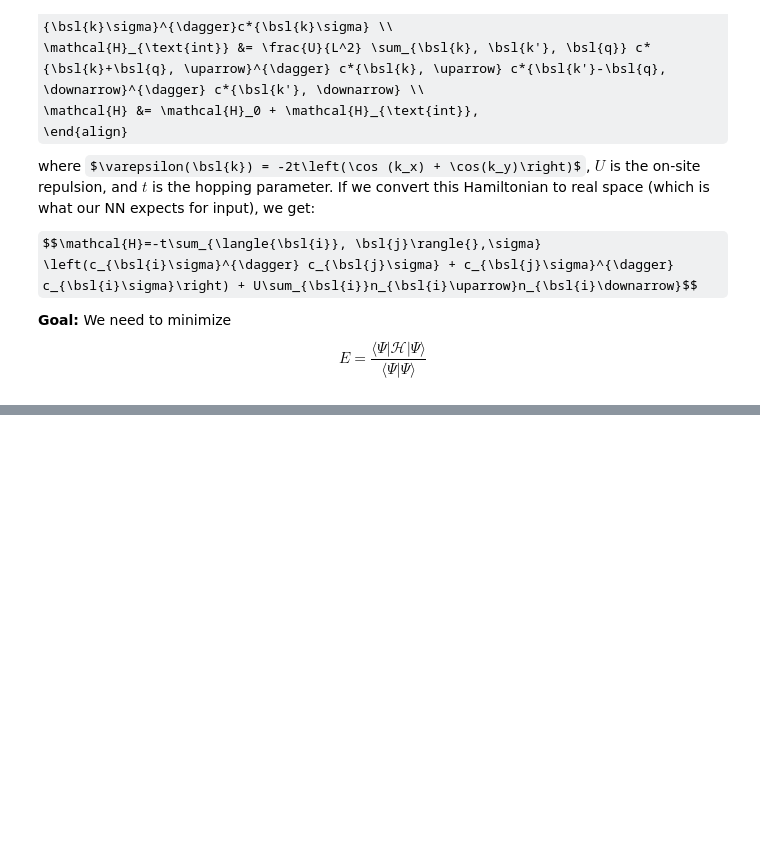
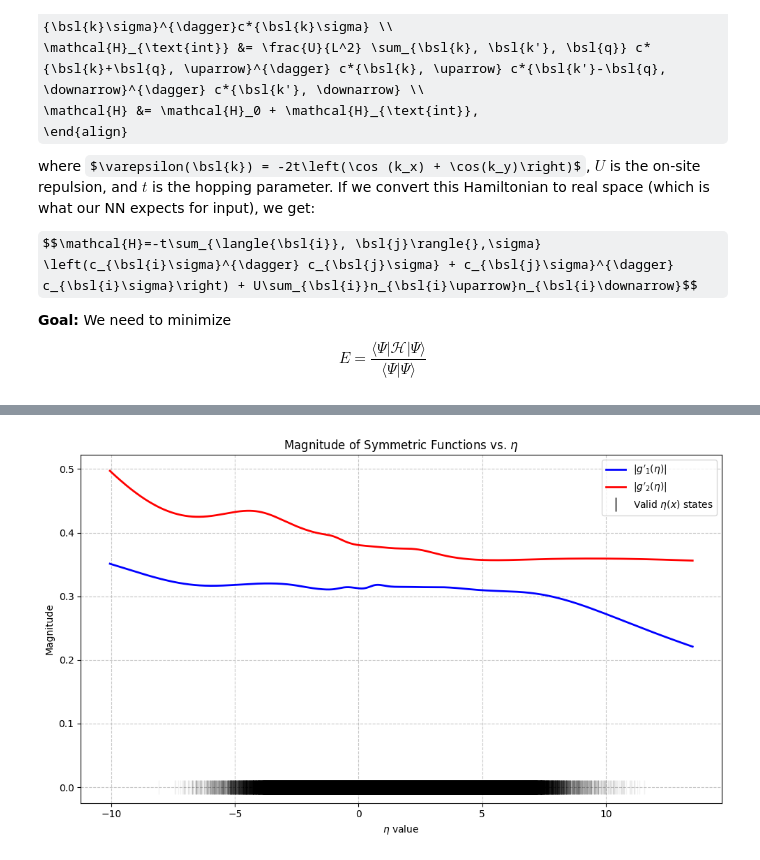
Before and after one commit to brandoncovert/NN_Discrete, a Jupyter notebook: VMC.ipynb, the cells around one changed output, grey strips where cells are left out. Cells and saved outputs as stored; diff of their text form; code cells hidden in the pictures; some formulas as TeX source; blank space fills up the shorter version.

```diff
--- a/VMC.ipynb
+++ b/VMC.ipynb
@@ -351,0 +450,88 @@ print(f"Spin 1 (Up)   - Mean: {mean_spin_1:.6f}, Std: {std_spin_1:.6f}")
+# %%
+# 1. Re-inject the optimized parameters into your NNX model
+# Use vstate.parameters to skip the top-level 'params' wrapper
+nnx.update(model, vstate.parameters)
+
+# Extract the flat w_s array directly from the module now that it's updated
+# (or you can just pull it from vstate.parameters['w_s'] directly)
+w_s_flat = model.w_s.value
+
+
+# 2. Define the transformation to calculate eta from occupation numbers
+@jax.jit
+def calculate_eta_batch(occ_num, w_s):
+    # Extract indices of the n particles (replicating your __call__ logic)
+    _, nonzero_indices = jax.lax.top_k(occ_num, k=n, axis=-1)
+    y_indices = nonzero_indices % L
+    temp = nonzero_indices // L
+    x_indices = temp % L
+    spin_indices = temp // L
+
+    # Apply your specific flat indexing convention
+    x_mapped = ((2 * L) * (x_indices % L)) + (2 * (y_indices % L)) + spin_indices
+
+    # Calculate N_s and take the dot product with the spatial weights
+    N_s = jax.nn.one_hot(x_mapped, num_classes=2 * (L**2)).sum(axis=1)
+    return jnp.matmul(N_s, w_s)
+
+
+# 3. Uniformly sample the Hilbert space to find the distribution of eta
+key = jax.random.PRNGKey(123)
+sample_states = hi.random_state(key, size=100000)
+etas_sampled = calculate_eta_batch(sample_states, w_s_flat)
+
+# Find the bounds of eta to define our continuous interval
+min_eta = float(jnp.min(etas_sampled))
+max_eta = float(jnp.max(etas_sampled))
+
+# Add a 10% buffer on the edges for the plot interval
+padding = (max_eta - min_eta) * 0.1
+eta_continuous = jnp.linspace(min_eta - padding, max_eta + padding, 1000)
+
+# 4. Evaluate the MLPs over the continuous interval
+eta_expanded = jnp.expand_dims(eta_continuous, axis=-1)
+
+# Forward pass through g_1' and g_2' using the updated model state
+g1_out = model.g_1_prime(eta_expanded)
+g2_out = model.g_2_prime(eta_expanded)
+
+
+# Helper to calculate magnitude
+def get_magnitude(x):
+    return jnp.abs(x[..., 0] + (1j * x[..., 1]))
+
+
+mag_g1 = get_magnitude(g1_out)
+mag_g2 = get_magnitude(g2_out)
+
+# 5. Plotting
+fig, ax = plt.subplots(figsize=(10, 6))
+
+# Plot continuous MLP magnitudes
+ax.plot(eta_continuous, mag_g1, color="blue", linewidth=2, label=r"$|g'_1(\eta)|$")
+ax.plot(eta_continuous, mag_g2, color="red", linewidth=2, label=r"$|g'_2(\eta)|$")
+
+# Plot the sampled eta values as a "rug plot" on the x-axis to show where the physics actually happens
+ax.plot(
+    etas_sampled,
+    np.zeros_like(etas_sampled),
+    "|",
+    color="black",
+    alpha=0.05,
+    markersize=15,
+    label=r"Valid $\eta(x)$ states",
+)
+
+ax.set_xlabel(r"$\eta$ value")
+ax.set_ylabel("Magnitude")
+ax.set_title(r"Magnitude of Symmetric Functions vs. $\eta$")
+ax.grid(True, linestyle="--", alpha=0.7)
+
+# Fix alpha for the legend so the rug plot icon is visible
+leg = ax.legend()
+for lh in leg.legend_handles:
+    lh.set_alpha(1)
+
+plt.tight_layout()
+plt.show()
+# %% [output]
@@ -351,0 +545 @@ print(f"Spin 1 (Up)   - Mean: {mean_spin_1:.6f}, Std: {std_spin_1:.6f}")
+[figure, added]
```
Also changed, not shown: parts of 14 cells of this notebook, 6 other files.
